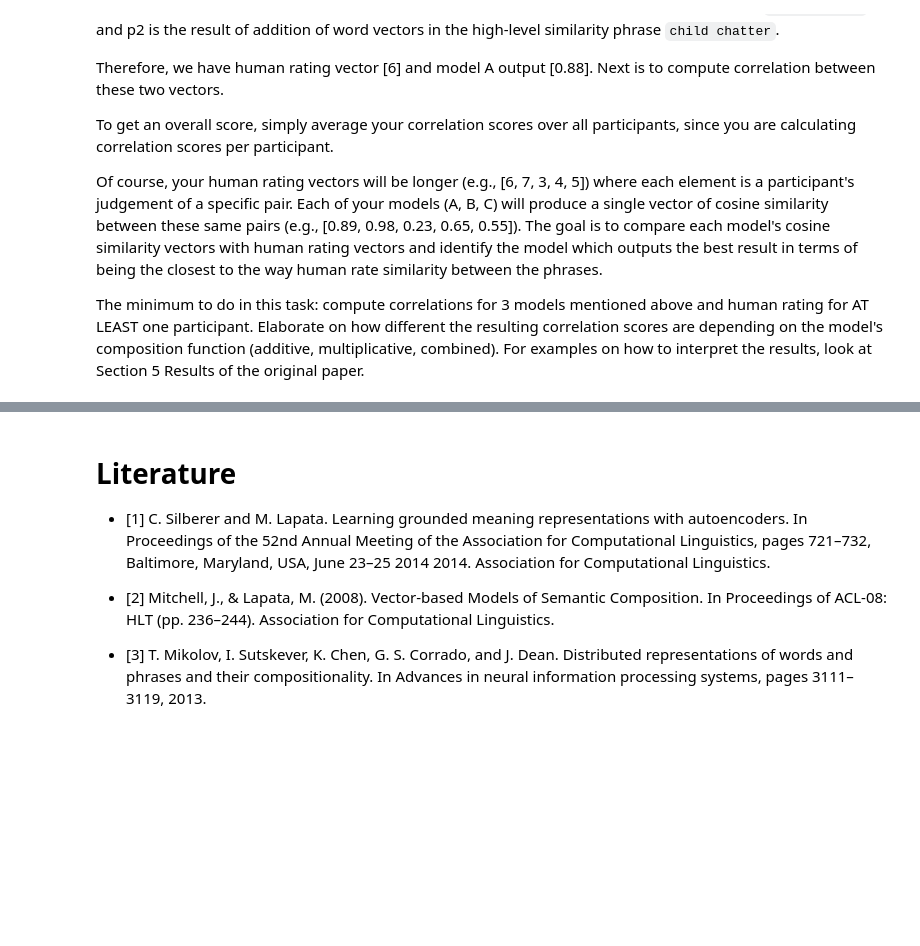
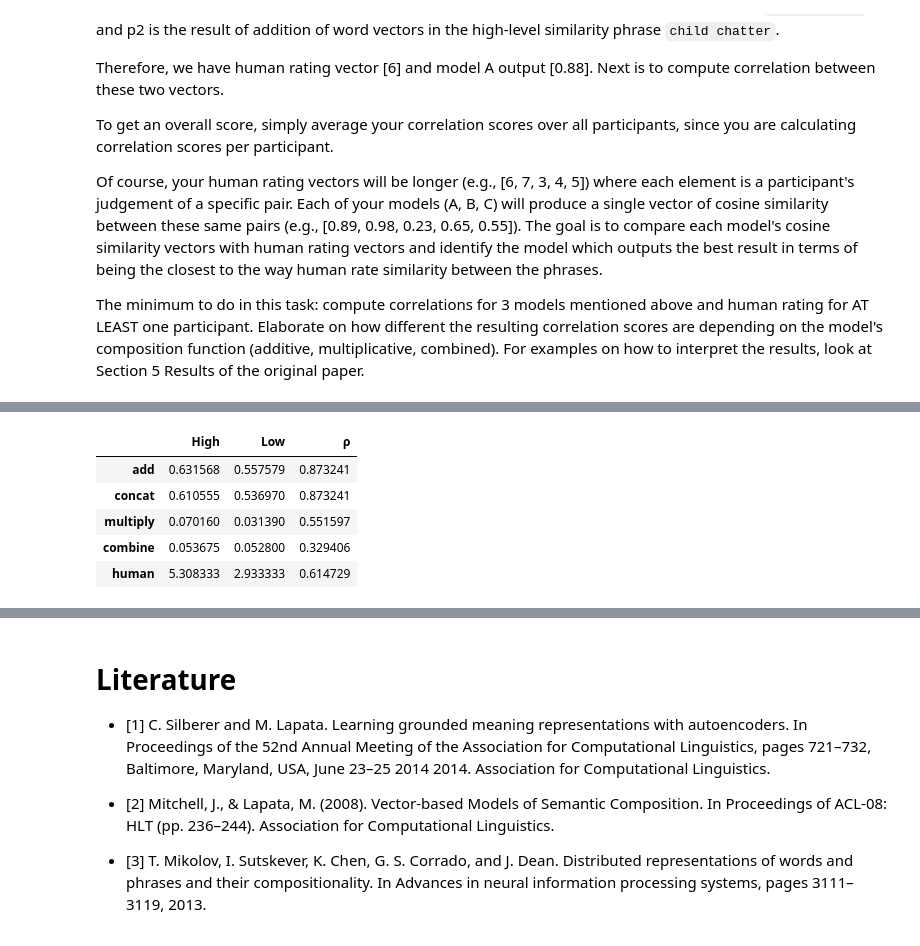
Before and after one commit to chickenbror/computational-semantics-vt21, a Jupyter notebook: BlueMetalLlamas/assignment-02/calvin/Calvin_A2.ipynb, the cells around one changed output, grey strips where cells are left out. Drawn from its saved outputs; the diff is of its cells as text; code cells hidden in the pictures; blank space fills up the shorter version.

```diff
--- a/BlueMetalLlamas/assignment-02/calvin/Calvin_A2.ipynb
+++ b/BlueMetalLlamas/assignment-02/calvin/Calvin_A2.ipynb
@@ -515,13 +473,0 @@ def cos_sim(vec1, vec2):
-# %%
-the_participant = 'participant20'
-p = participants[the_participant]
-
-from statistics import mean
-hi_vec = p['high_inputs']
-lo_vec = p['low_inputs']
-
-print(mean(hi_vec), mean(lo_vec)) # scale from 1~7
-
-hi_add_vec = [ cos_sim( add_vectors(pair1, space), add_vectors(pair2, space) ) for pair1, pair2 in p['high_pairs'] ]
-lo_add_vec = [ cos_sim( add_vectors(pair1, space), add_vectors(pair2, space) ) for pair1, pair2 in p['low_pairs'] ]
-print(mean(hi_add_vec), mean(lo_add_vec))
@@ -538,0 +477,76 @@ spearman_compare( human, add_vecs)
+# %%
+# Vectors-combining function
+import numpy as np
+def combine_vecs(phrase_tuple, space, func):
+    '''Turns phrase w1,w2 to vectors in space,
+    and returns a vector combined by the specified function'''
+    w1,w2 = phrase_tuple
+    return func(space[w1],space[w2])
+
+import math
+def cos_sim(vec1, vec2):
+    '''Returns cosine similarity of two vectors (two np arrays)'''
+    vlen = lambda v:math.sqrt(numpy.sum(numpy.square(v)))
+    vlen1, vlen2 = vlen(vec1), vlen(vec2)
+
+    cosine_similarity = 0.0 if (vlen1 == 0.0 or vlen2 == 0.0) else np.sum(vec1 * vec2) / (vlen1 * vlen2)
+    return cosine_similarity
+
+# Testing the models:
+space = ppmispace_10k
+from statistics import mean
+
+
+# Let high=1, low=0
+hilo_golds = [1]*120+[0]*120
+
+# high-scores and low-scores of all participants
+humans_hi, humans_lo = [],[]
+for participant in participants:
+    p = participants[participant]
+    humans_hi += p['high_inputs']
+    humans_lo += p['low_inputs']
+humans_hilo = humans_hi+humans_lo
+
+# Compare gold, human participants, and models
+results = {}
+
+# Different models of combining two vectors
+models = {
+'add': lambda v1,v2 : v1+v2,  # eg (<1,2,3>,<4,5,6>) => <5,7,9>
+'concat': lambda v1,v2 : np.concatenate( (v1,v2) ), # eg (<1,2,3>,<4,5,6>) => <1,2,3,4,5,6>
+'multiply': lambda v1,v2 : v1*v2, # eg (<1,2,3>,<4,5,6>) => <4,10,18>
+'combine': lambda v1,v2: v1*0 + v2*0.95 + v1*v2*0.05 # eg (<1,2,3>,<4,5,6>) => <4.0,5.25,6.6> ;
+}
+
+for modelname,func in models.items():
+    m = results[modelname] = {}
+
+    vecsims_hi, vecsims_lo = [],[]  # respective list of cosine-similarities of pairs of combined vectors
+    for participant in participants:
+        p = participants[participant]
+
+        hi_cossims = [ cos_sim( combine_vecs(phrase1, space, func), combine_vecs(phrase2, space, func) ) for phrase1, phrase2 in p['high_pairs'] ]
+        lo_cossims = [ cos_sim( combine_vecs(phrase1, space, func), combine_vecs(phrase2, space, func) ) for phrase1, phrase2 in p['low_pairs'] ]
+        vecsims_hi += hi_cossims
+        vecsims_lo += lo_cossims
+
+    m['High'], m['Low'] = mean(vecsims_hi), mean(vecsims_lo)
+    rho, pval = stats.spearmanr(hilo_golds, vecsims_hi+vecsims_lo) # checking how well gold & vector-sims align with each other
+    m['ρ'] = rho
+
+# Add human results for comparison
+hu = results['human'] = {}
+hu['High'], hu['Low'] = mean(humans_hi), mean(humans_lo) # scale from 1~7
+hu_rho, hu_pval = stats.spearmanr(hilo_golds, humans_hilo) # checking how well gold & human-scores align with each other
+hu['ρ'] = hu_rho
+
+res_df = pd.DataFrame.from_dict(results, orient='index')
+res_df
+# %% [output]
+|  | High | Low | ρ |
+| add | 0.631568 | 0.557579 | 0.873241 |
+| concat | 0.610555 | 0.536970 | 0.873241 |
+| multiply | 0.070160 | 0.031390 | 0.551597 |
+| combine | 0.053675 | 0.052800 | 0.329406 |
+| human | 5.308333 | 2.933333 | 0.614729 |
```
Also changed, not shown: parts of 10 cells of this notebook, 2 other files.
